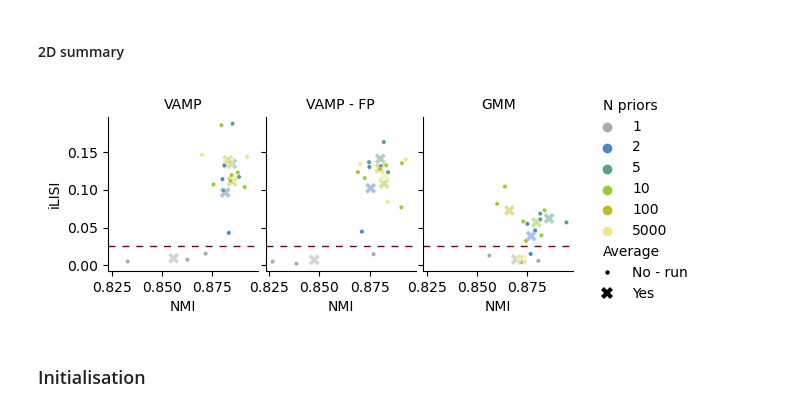
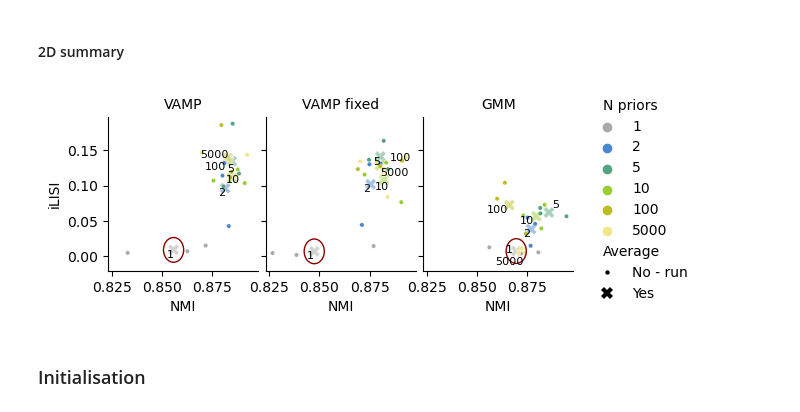
Before and after one commit to theislab/cross_system_integration, a Jupyter notebook: notebooks/results/performance/performance_vamp.ipynb, the cells around one changed output. Cells and saved outputs as stored; diff of their text form; code cells hidden in the pictures.

Commit message:
adjust plots

```diff
--- a/notebooks/results/performance/performance_vamp.ipynb
+++ b/notebooks/results/performance/performance_vamp.ipynb
@@ -376,38 +378,54 @@ for idx,model_name in enumerate(res_plot['model_parsed'].cat.categories):
                    s=s_run,palette=colors,lw=0,
                    data=res_plot.query('model_parsed==@model_name'),ax=ax)
 
-    ax.set_title(model_name,fontsize=10)
+    # Mark obe prior case
+    #ax.axhline(0.025,linestyle='--',lw=1,color='#730202',dashes=(5, 5))
+    circle = Ellipse(res_plot_me.query(
+            'model_parsed==@model_name & `N priors`==1')[['nmi_opt','ilisi_system']].values.ravel(),
+        # The width/height ratio should be computed after setting axes range, but this should do for now
+        0.01,0.01*(res_plot_me['ilisi_system'].max()-res_plot_me['ilisi_system'].min())/(
+            res_plot_me['nmi_opt'].max()-res_plot_me['nmi_opt'].min()),
+        linewidth=1, fill=False,color='#8b0000')
+    ax.add_patch(circle)
+
+    # Annotate means with N priors
+    texts=[ax.text(data['nmi_opt'], data['ilisi_system'], data[param_opt_val_col],
+                   color='k', fontsize=8)
+           for row,data in res_plot_me.query('model_parsed==@model_name').iterrows()]
+    adjust_text(texts,min_arrow_len=1e6,
+            arrowprops=dict(arrowstyle="->",  color='k',  lw=0.5),  ax=ax)
+
+    ax.set_title(model_name.replace ('- FP','fixed') ,fontsize=10)
     if idx==0:
         ax.set_ylabel(metric_map['ilisi_system'])
     ax.set_xlabel(metric_map['nmi_opt'])
-    ax.axhline(0.025,linestyle='--',lw=1,color='#730202',dashes=(5, 5))
     ax.set(facecolor = (0,0,0,0))
     ax.spines['top'].set_visible(False)
     ax.spines['right'].set_visible(False)
     if idx!=(ncol-1):
         ax.get_legend().remove()
     else:
         handles,labels=ax.get_legend_handles_labels()
         handles=[Line2D([0], [0],  markersize=0, lw=0, markeredgewidth=0)]+handles+\
                 [Line2D([0], [0],  markersize=0, lw=0, markeredgewidth=0),
                  Line2D([0], [0], marker='o', color='k', markersize=s_run**0.5,
                                lw=0,markeredgewidth=0),
                  Line2D([0], [0], marker=marker_avg, color='k', markersize=s_avg**0.5,
                                lw=0,markeredgewidth=0)]
         labels=[param_opt_val_col]+labels+['Average','No - run','Yes']
         ax.legend(handles=handles, labels=labels, bbox_to_anchor=(1.05,1.2),frameon=False)
         for text in ax.get_legend().get_texts():
             if text.get_text() in [param_opt_val_col,'Average']:
                 text.set_position((text.get_position()[0] - 29,text.get_position()[1]))
 fig.subplots_adjust(wspace=0.05)
 _=fig.set(facecolor = (0,0,0,0))
 # Save
 plt.savefig(path_fig+'performance_vamp-score_vampSub_pancreas_2d-scatter.pdf',
             dpi=300,bbox_inches='tight')
 plt.savefig(path_fig+'performance_vamp-score_vampSub_pancreas_2d-scatter.png',
             dpi=300,bbox_inches='tight')
 # %% [output]
-[figure, old version]
+[figure, new version]
 # %% [markdown]
 ### Initialisation
 # %% [markdown]
```
Also changed, not shown: parts of 1 cell of this notebook, 5 other files.
